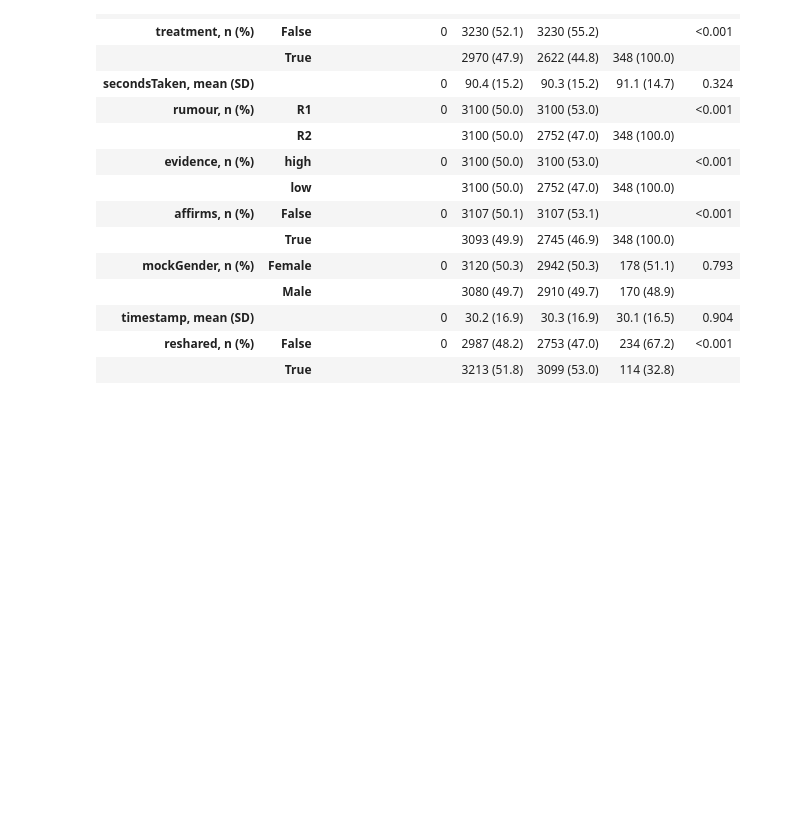
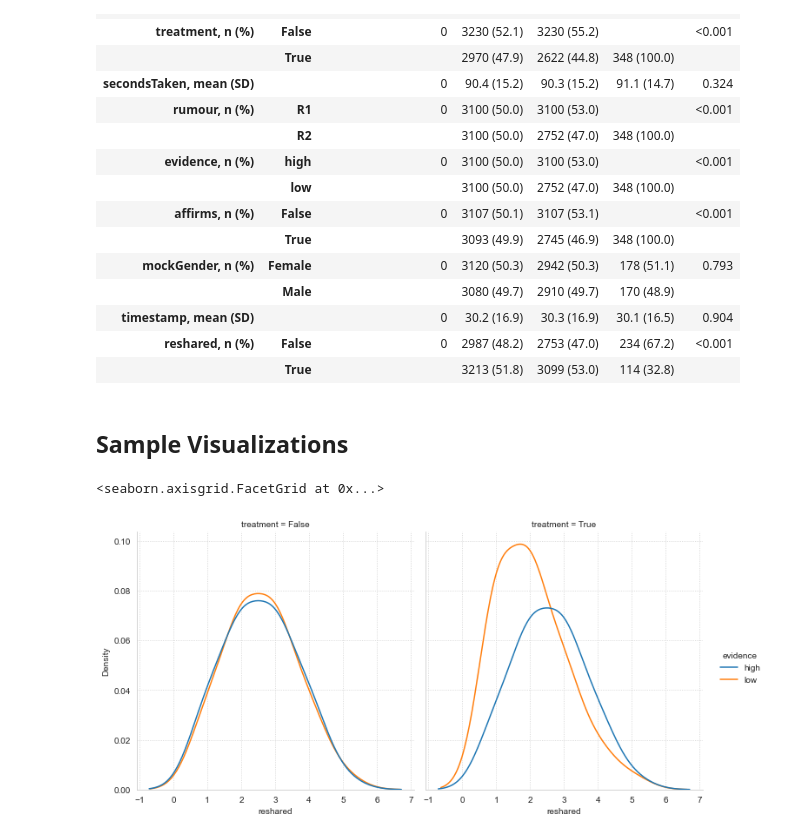
Before and after one commit to cameron-raymond/SDS-Thesis, a Jupyter notebook: notebooks/Exploratory_Analysis.ipynb, the cells around one changed output. Saved outputs shown, nothing was run; the diff lists cells and outputs as text; code cells hidden in the pictures; blank space fills up the shorter version.

```diff
--- a/notebooks/Exploratory_Analysis.ipynb
+++ b/notebooks/Exploratory_Analysis.ipynb
@@ -49,7 +49,7 @@ table_one
 # %% [markdown]
 ### Resharing Results Data
 # %%
-posts = pd.read_json("../data/posts-schema.json",orient="records")
+posts = pd.read_json("../data/mock_data/posts-schema.json",orient="records")
 posts = posts.explode("posts")
 posts = pd.concat([posts.drop(['posts'], axis=1), posts['posts'].apply(pd.Series)], axis=1)
 table_two = TableOne(posts.reset_index().drop(["index","id","PROLIFIC_ID","STUDY_ID","SESSION_ID"],
@@ -75,3 +75,17 @@ table_two
 | timestamp, mean (SD) |  | 0 | 30.2 (16.9) | 30.3 (16.9) | 30.1 (16.5) | 0.904 |
 | reshared, n (%) | False | 0 | 2987 (48.2) | 2753 (47.0) | 234 (67.2) | <0.001 |
 |  | True |  | 3213 (51.8) | 3099 (53.0) | 114 (32.8) |  |
+# %% [markdown]
+## Sample Visualizations
+# %%
+affirmations = posts.groupby(["PROLIFIC_ID","SESSION_ID","treatment","warning","evidence","affirms"])["reshared"].count()
+
+sns.displot(data=pd.DataFrame(affirmations).reset_index(),
+            x="reshared",
+            hue="evidence",
+            col="treatment",
+            bw_adjust=2,
+            kind="kde")
+# %% [output]
+<seaborn.axisgrid.FacetGrid at 0x...>
+[figure, added]
```
Also changed, not shown: parts of 1 cell of this notebook.
